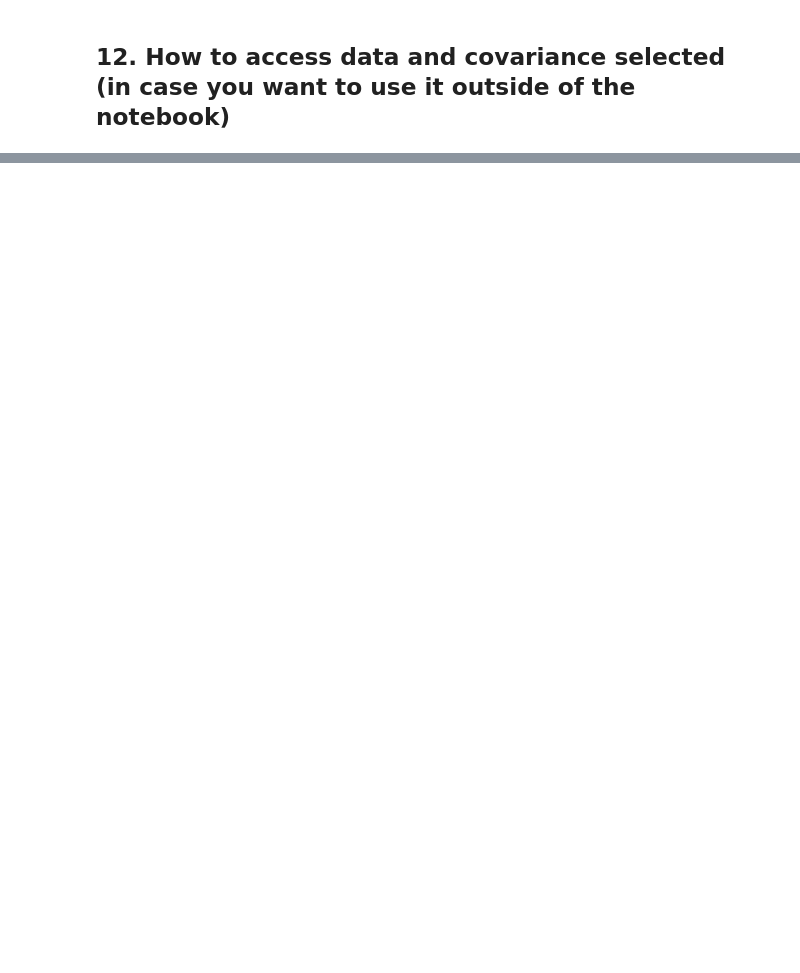
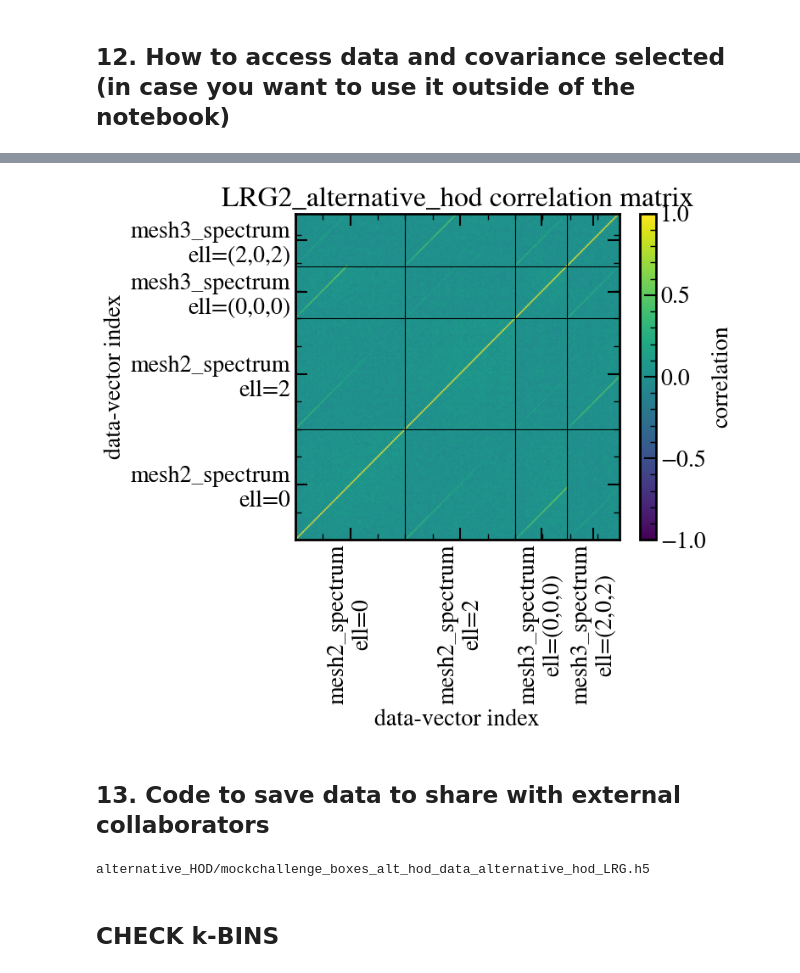
Before and after one commit to AlbertoRosado1/cai-dr2-clustering-products, a Jupyter notebook: full_shape/nb/Compute_your_chi2_mock_challenge_hod_boxes.ipynb, the cells around one changed output, grey strips where cells are left out. Cells and saved outputs as stored; diff of their text form; code cells hidden in the pictures; blank space fills up the shorter version.

Commit message:
updated with latest EZmock covariance

```diff
--- a/full_shape/nb/Compute_your_chi2_mock_challenge_hod_boxes.ipynb
+++ b/full_shape/nb/Compute_your_chi2_mock_challenge_hod_boxes.ipynb
@@ -1511,0 +1608,7 @@ mesh3_spectrum
+# %%
+fig, ax, R = plot_full_correlation_matrix(engine, DATASETS[0]['name'])
+plt.show()
+# %% [output]
+[figure, added]
+# %% [markdown]
+## 13. Code to save data to share with external collaborators
@@ -1511,0 +2077,19 @@ mesh3_spectrum
+# %%
+output_fn = export_mockchallenge_chi2_inputs(
+    engine,
+    filename=f"alternative_HOD/mockchallenge_boxes_alt_hod_data_{CHALLENGE_CASE}_{TRACER}.h5",
+    tracers=[dataset["name"] for dataset in DATASETS],
+    kranges=KRANGES,
+    description=(
+        "Mock-challenge box chi2 inputs for the alternative-HOD case. "
+        "Contains mean high-fidelity measurements, full covariance and precision "
+        "from EZmocks, and the exact theory grid required to evaluate chi2."
+    ),
+)
+
+
+print(output_fn)
+# %% [output]
+alternative_HOD/mockchallenge_boxes_alt_hod_data_alternative_hod_LRG.h5
+# %% [markdown]
+## CHECK k-BINS
```
Also changed, not shown: parts of 24 cells of this notebook, 1 other file.
